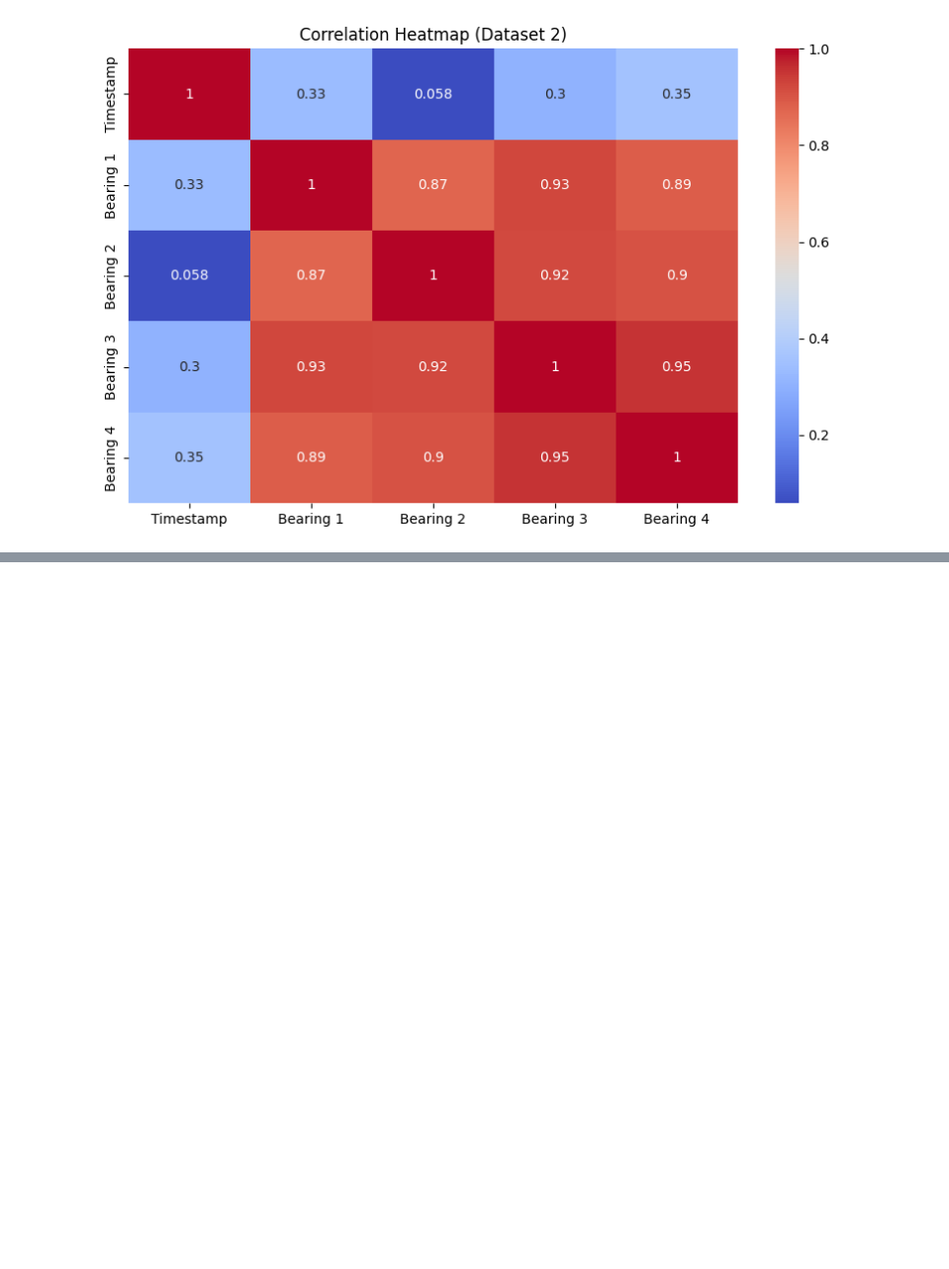
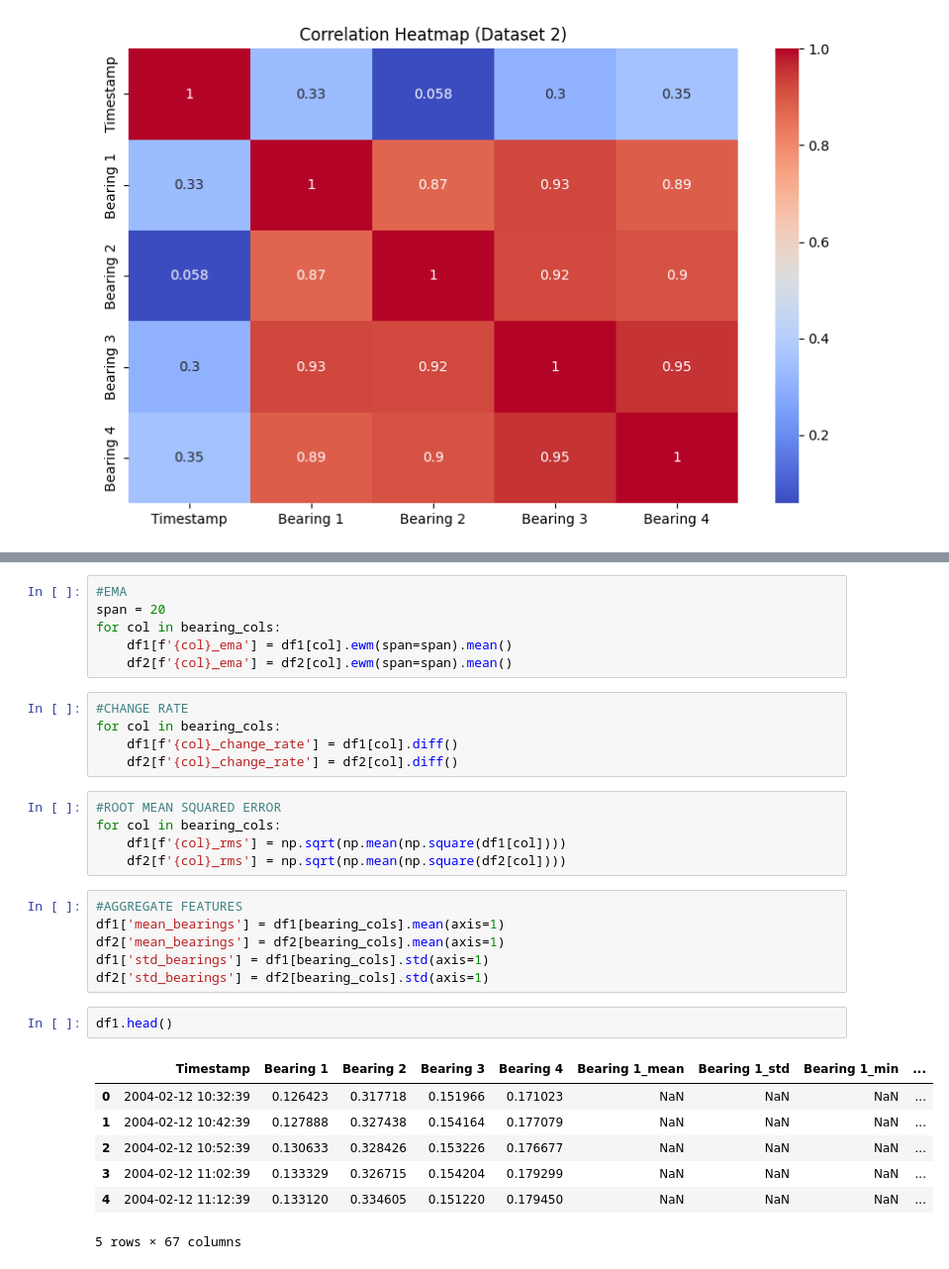
Before and after one commit to noor-prabh/bearing-fault-detection, a Jupyter notebook: predictive_maintenance.ipynb, the cells around one changed output, grey strips where cells are left out. Shown: that part at 99% size. Cells and saved outputs as stored; diff of their text form; blank space fills up the shorter version.

```diff
--- a/predictive_maintenance.ipynb
+++ b/predictive_maintenance.ipynb
@@ -155,0 +221,32 @@ plt.show()
+# %%
+#EMA
+span = 20
+for col in bearing_cols:
+    df1[f'{col}_ema'] = df1[col].ewm(span=span).mean()
+    df2[f'{col}_ema'] = df2[col].ewm(span=span).mean()
+# %%
+#CHANGE RATE
+for col in bearing_cols:
+    df1[f'{col}_change_rate'] = df1[col].diff()
+    df2[f'{col}_change_rate'] = df2[col].diff()
+# %%
+#ROOT MEAN SQUARED ERROR
+for col in bearing_cols:
+    df1[f'{col}_rms'] = np.sqrt(np.mean(np.square(df1[col])))
+    df2[f'{col}_rms'] = np.sqrt(np.mean(np.square(df2[col])))
+# %%
+#AGGREGATE FEATURES
+df1['mean_bearings'] = df1[bearing_cols].mean(axis=1)
+df2['mean_bearings'] = df2[bearing_cols].mean(axis=1)
+df1['std_bearings'] = df1[bearing_cols].std(axis=1)
+df2['std_bearings'] = df2[bearing_cols].std(axis=1)
+# %%
+df1.head()
+# %% [output]
+|  | Timestamp | Bearing 1 | Bearing 2 | Bearing 3 | Bearing 4 | Bearing 1_mean | Bearing 1_std | Bearing 1_min | ... |
+| 0 | 2004-02-12 10:32:39 | 0.126423 | 0.317718 | 0.151966 | 0.171023 | NaN | NaN | NaN | ... |
+| 1 | 2004-02-12 10:42:39 | 0.127888 | 0.327438 | 0.154164 | 0.177079 | NaN | NaN | NaN | ... |
+| 2 | 2004-02-12 10:52:39 | 0.130633 | 0.328426 | 0.153226 | 0.176677 | NaN | NaN | NaN | ... |
+| 3 | 2004-02-12 11:02:39 | 0.133329 | 0.326715 | 0.154204 | 0.179299 | NaN | NaN | NaN | ... |
+| 4 | 2004-02-12 11:12:39 | 0.133120 | 0.334605 | 0.151220 | 0.179450 | NaN | NaN | NaN | ... |
+5 rows × 67 columns
```
Also changed, not shown: parts of 10 cells of this notebook.
